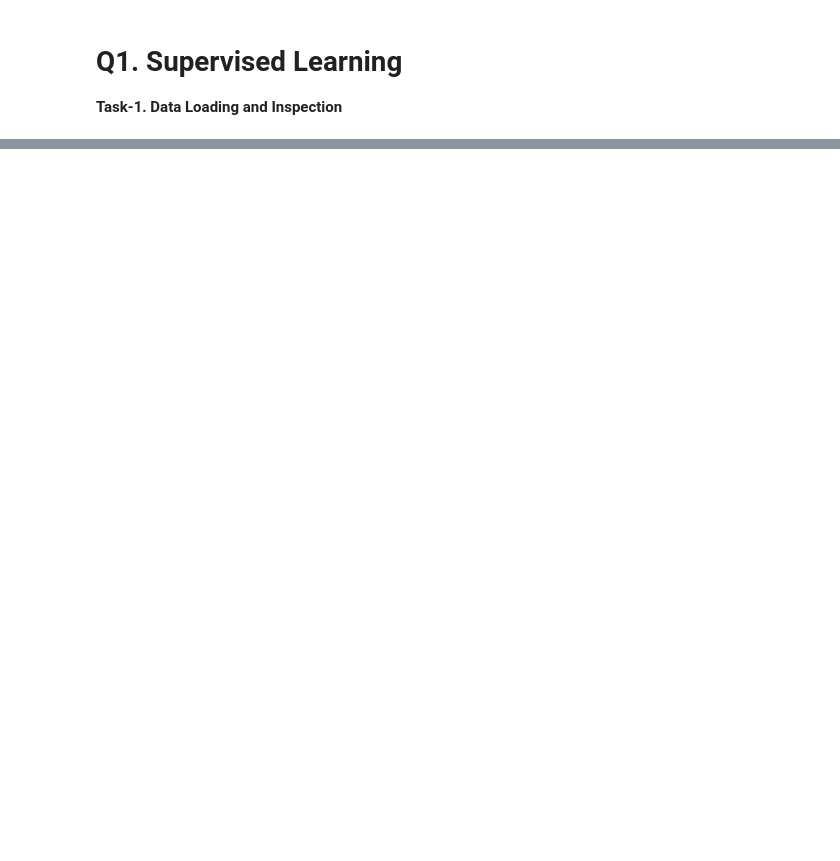
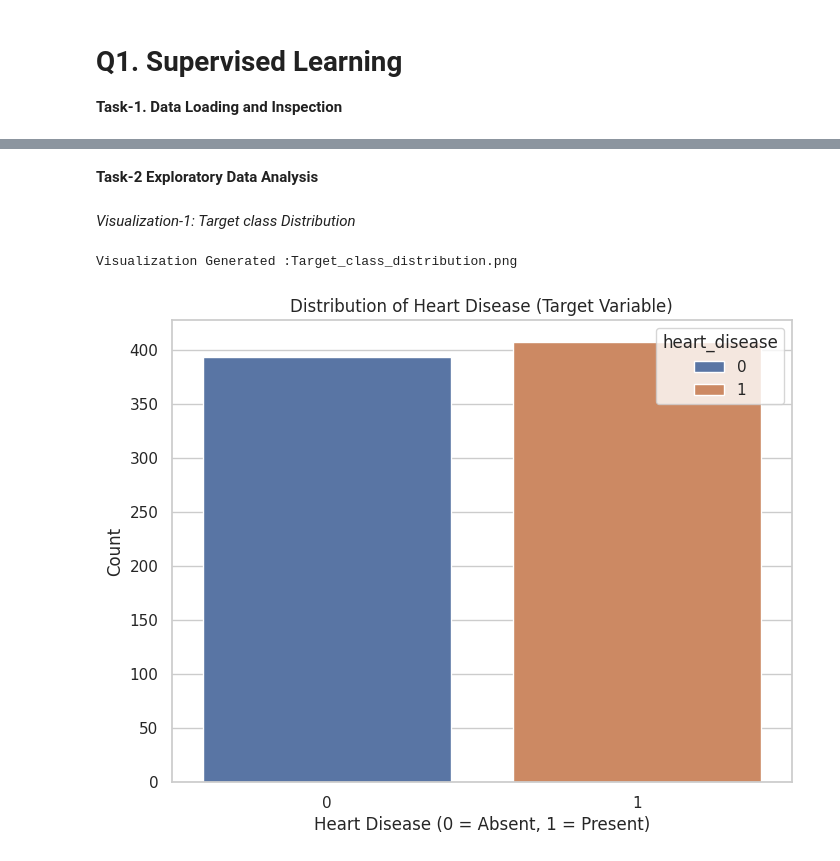
Before and after one commit to Krishna-97/ml-assessment-krishna-tk, a Jupyter notebook: part_a/q1_supervised.ipynb, the cells around one changed output, grey strips where cells are left out. Cells and saved outputs as stored; diff of their text form; code cells hidden in the pictures; blank space fills up the shorter version.

```diff
--- a/part_a/q1_supervised.ipynb
+++ b/part_a/q1_supervised.ipynb
@@ -7,4 +7,4 @@
 # %%
 import pandas as pd
 
-df = pd.read_csv('data/q1_heart_disease.csv')
+df = pd.read_csv('https://raw.githubusercontent.com/Krishna-97/ml-assessment-krishna-tk/main/data/q1_heart_disease.csv')
@@ -12,0 +59,23 @@ FileNotFoundError: [Errno 2] No such file or directory: 'data/q1_heart_disease.c
+# %% [markdown]
+**Task-2 Exploratory Data Analysis**
+# %%
+import matplotlib.pyplot as plt
+import seaborn as sns
+import numpy as np
+
+#To set Aesthetic Style
+sns.set(style="whitegrid")
+# %% [markdown]
+*Visualization-1: Target class Distribution*
+# %%
+plt.figure(figsize=(8, 6))
+sns.countplot(x='heart_disease', data=df,hue='heart_disease')
+plt.title('Distribution of Heart Disease (Target Variable)')
+plt.xlabel('Heart Disease (0 = Absent, 1 = Present)')
+plt.ylabel('Count')
+plt.savefig('Target_class_distribution.png')
+print('Visualization Generated :Target_class_distribution.png')
+plt.show()
+# %% [output]
+Visualization Generated :Target_class_distribution.png
+[figure, added]
```
Also changed, not shown: parts of 7 cells of this notebook.
